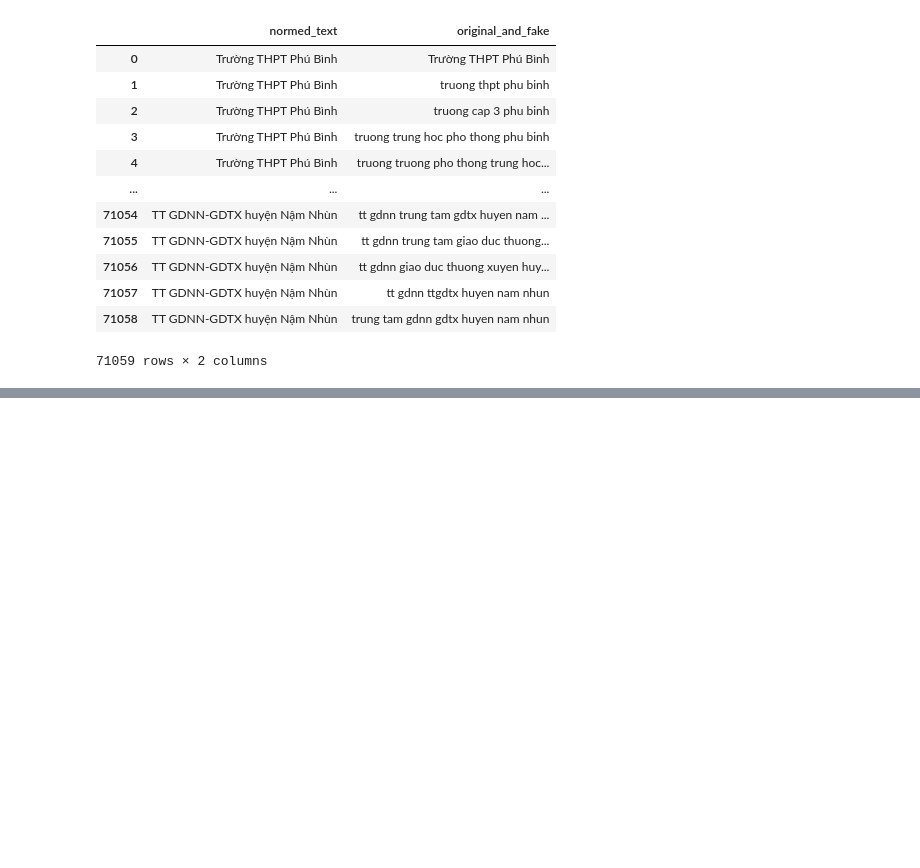
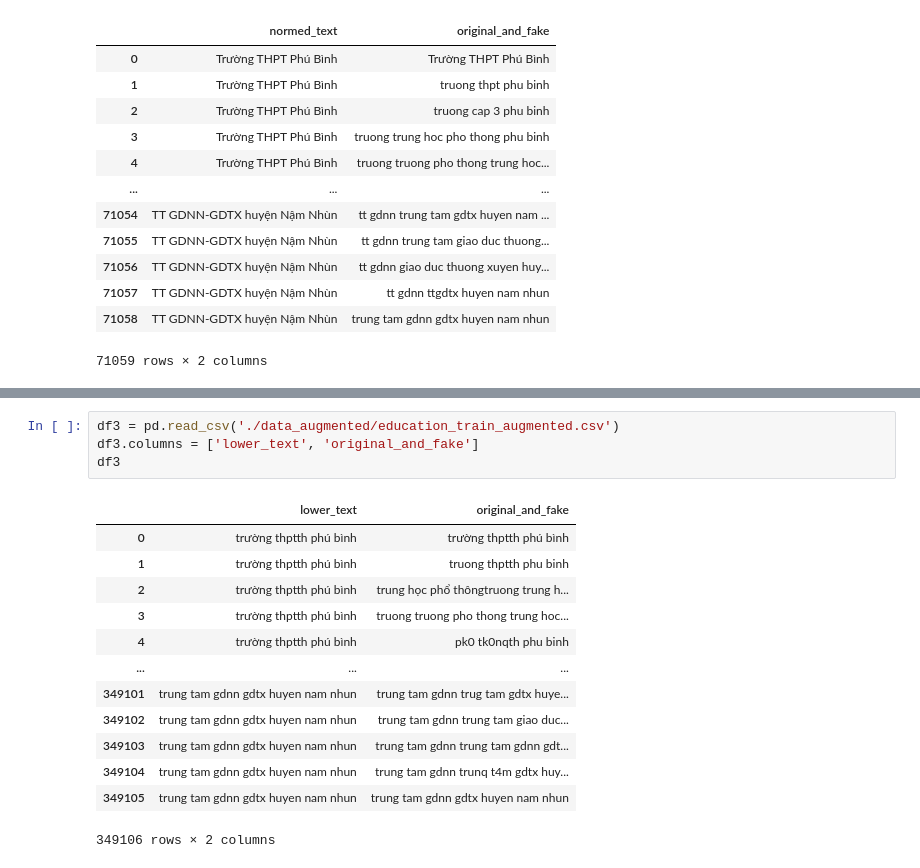
Before and after one commit to nguyenhongson1902/augmenting-education, a Jupyter notebook: draft.ipynb, the cells around one changed output, grey strips where cells are left out. Saved outputs shown, nothing was run; the diff lists cells and outputs as text; blank space fills up the shorter version.

```diff
--- a/draft.ipynb
+++ b/draft.ipynb
@@ -332,0 +373,18 @@ df3
+# %%
+df3 = pd.read_csv('./data_augmented/education_train_augmented.csv')
+df3.columns = ['lower_text', 'original_and_fake']
+df3
+# %% [output]
+|  | lower_text | original_and_fake |
+| 0 | trường thptth phú bình | trường thptth phú bình |
+| 1 | trường thptth phú bình | truong thptth phu binh |
+| 2 | trường thptth phú bình | trung học phổ thôngtruong trung h... |
+| 3 | trường thptth phú bình | truong truong pho thong trung hoc... |
+| 4 | trường thptth phú bình | pk0 tk0nqth phu binh |
+| ... | ... | ... |
+| 349101 | trung tam gdnn gdtx huyen nam nhun | trung tam gdnn trug tam gdtx huye... |
+| 349102 | trung tam gdnn gdtx huyen nam nhun | trung tam gdnn trung tam giao duc... |
+| 349103 | trung tam gdnn gdtx huyen nam nhun | trung tam gdnn trung tam gdnn gdt... |
+| 349104 | trung tam gdnn gdtx huyen nam nhun | trung tam gdnn trunq t4m gdtx huy... |
+| 349105 | trung tam gdnn gdtx huyen nam nhun | trung tam gdnn gdtx huyen nam nhun |
+349106 rows × 2 columns
```
Also changed, not shown: parts of 8 cells of this notebook.
